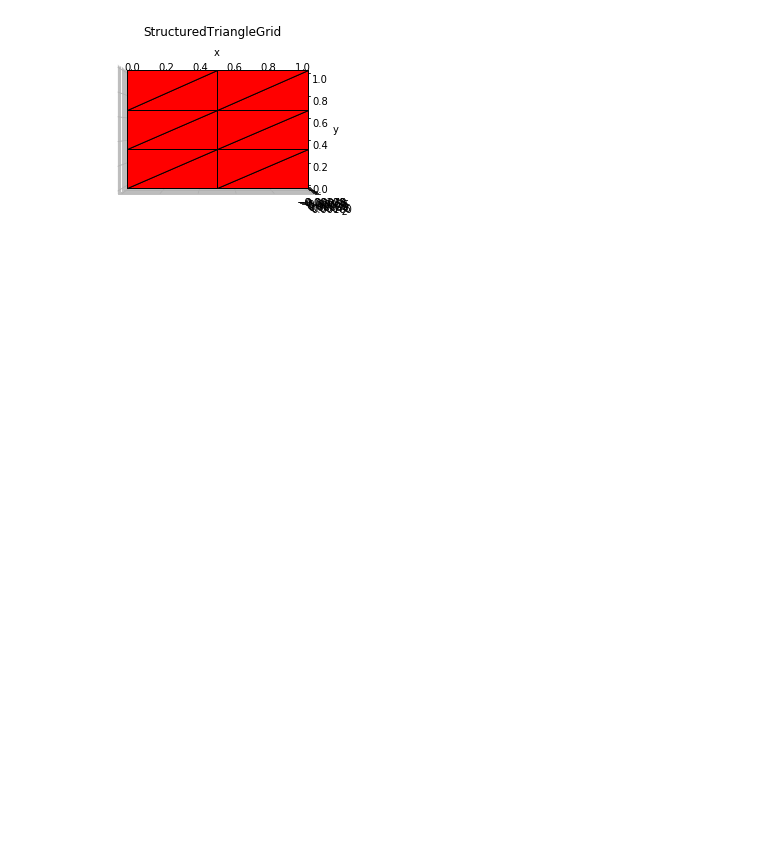
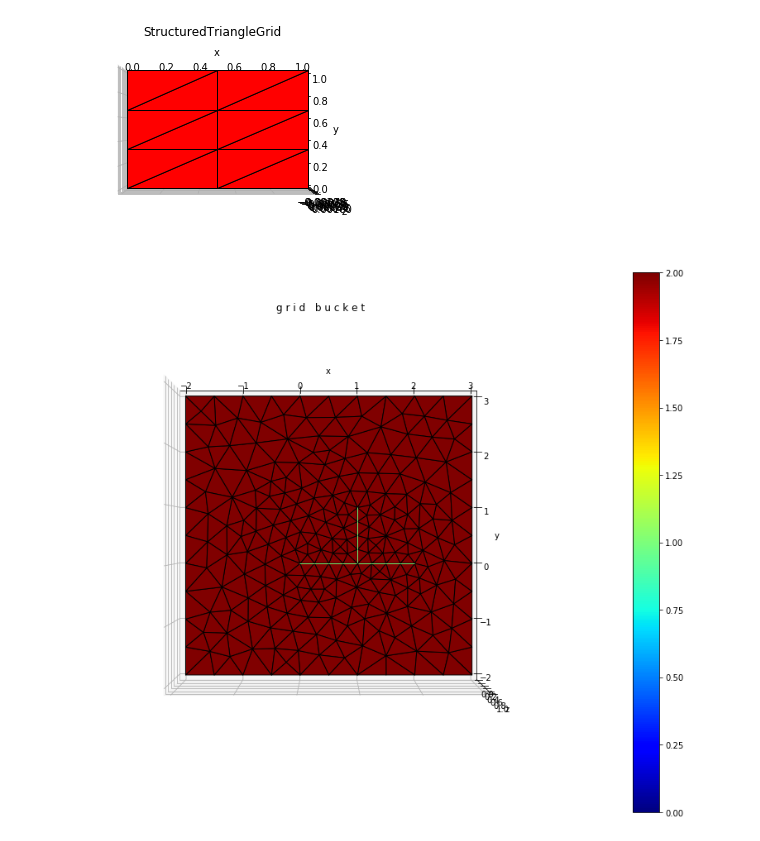
Before and after one commit to zhang-cugb/mastersproject, a Jupyter notebook: meshing/meshing.ipynb, the cells around one changed output. Saved outputs shown, nothing was run; the diff lists cells and outputs as text; code cells hidden in the pictures; blank space fills up the shorter version.

```diff
--- a/meshing/meshing.ipynb
+++ b/meshing/meshing.ipynb
@@ -22,3 +22,33 @@ g3 = pp.simplex.StructuredTriangleGrid(nx, physdims)
 pp.plot_grid(g3)
 # %% [output]
 [figure]
+# %%
+def example_mesh(mesh_size_frac, mesh_size_bound, mesh_size_min):
+    # First, define 2D coordinates of fracture vertices (np.ndarray: 2 x n)
+    p = np.array([[0, 2, 1, 1], [0, 0, 0, 1]])
+    # Connect the endpoints of fracture vertices by an index mapping (np.ndarray: 2 x num_fracs)
+    e = np.array([[0, 2], [1, 3]])
+
+    # Set domain boundaries
+    domain = {'xmin': -2, 'xmax': 3, 'ymin': -2, 'ymax': 3}
+
+    # Deine a fracture network in 2D
+    network_2d = pp.FractureNetwork2d(p, e, domain)
+
+    # Set preferred mesh size near the fracture and at the boundary
+    mesh_args = {'mesh_size_frac': mesh_size_frac,
+                 'mesh_size_bound': mesh_size_bound,
+                 'mesh_size_min': mesh_size_min}
+
+    # Generate a mixed-dimensional mesh
+    gb = network_2d.mesh(mesh_args)
+
+    for g, d in gb:
+        d[pp.STATE] = {"dimension": g.dim * np.ones(g.num_cells)}
+
+    return gb
+# %%
+gb1 = example_mesh(mesh_size_frac=0.3, mesh_size_bound=0.5, mesh_size_min=0.1)
+pp.plot_grid(gb1, "dimension", figsize=(15,12))
+# %% [output]
+[figure, added]
```
Also changed, not shown: parts of 7 cells of this notebook, 2 other files.
